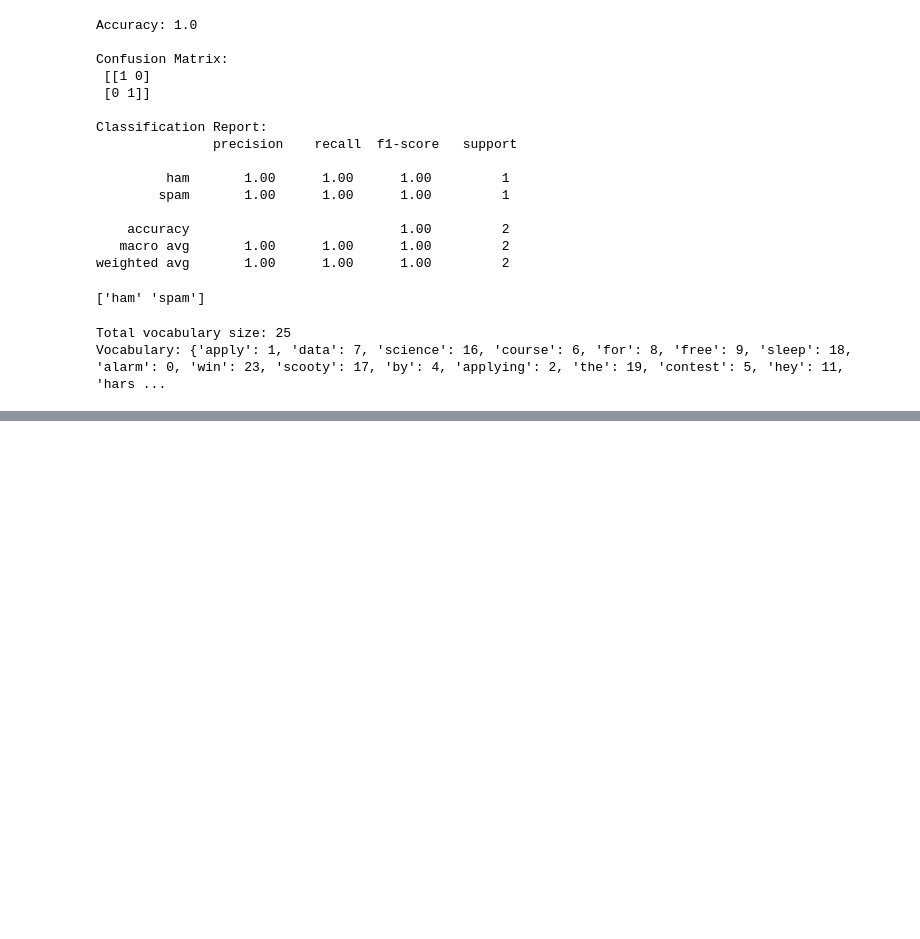
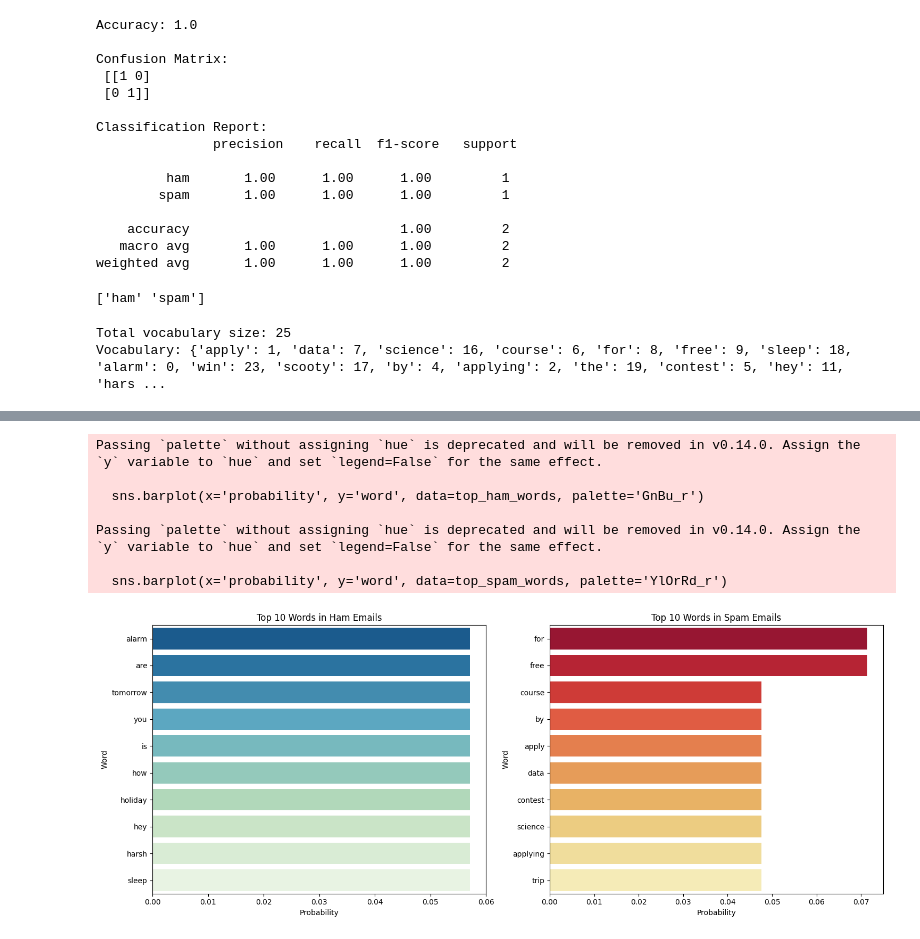
Before and after one commit to harshs-data/Machine-Learning, a Jupyter notebook: Naive_bayes_basic_example.ipynb, the cells around one changed output, grey strips where cells are left out. Cells and saved outputs as stored; diff of their text form; code cells hidden in the pictures; blank space fills up the shorter version.

```diff
--- a/Naive_bayes_basic_example.ipynb
+++ b/Naive_bayes_basic_example.ipynb
@@ -139,0 +159,20 @@ Vocabulary: {'apply': 1, 'data': 7, 'science': 16, 'course': 6, 'for': 8, 'free'
+# %%
+feature_names = vectorizer.get_feature_names_out()
+
+# Get log probabilities for each class
+ham_prob_features = nb.feature_log_prob_[0] # Assuming 0 is 'ham'
+spam_prob_features = nb.feature_log_prob_[1] # Assuming 1 is 'spam'
+
+# Create DataFrames for better visualization
+ham_df = pd.DataFrame({'word': feature_names, 'probability': np.exp(ham_prob_features)})
+spam_df = pd.DataFrame({'word': feature_names, 'probability': np.exp(spam_prob_features)})
+
+# Sort by probability and display top words for each class
+top_ham_words = ham_df.sort_values(by='probability', ascending=False).head(10)
+top_spam_words = spam_df.sort_values(by='probability', ascending=False).head(10)
+
+print("\nTop 10 words in Ham emails:")
+display(top_ham_words)
+
+print("\nTop 10 words in Spam emails:")
+display(top_spam_words)
@@ -139,0 +204,26 @@ Vocabulary: {'apply': 1, 'data': 7, 'science': 16, 'course': 6, 'for': 8, 'free'
+# %%
+plt.figure(figsize=(15, 6))
+
+plt.subplot(1, 2, 1)
+sns.barplot(x='probability', y='word', data=top_ham_words, palette='GnBu_r')
+plt.title('Top 10 Words in Ham Emails')
+plt.xlabel('Probability')
+plt.ylabel('Word')
+
+plt.subplot(1, 2, 2)
+sns.barplot(x='probability', y='word', data=top_spam_words, palette='YlOrRd_r')
+plt.title('Top 10 Words in Spam Emails')
+plt.xlabel('Probability')
+plt.ylabel('Word')
+
+plt.tight_layout()
+plt.show()
+# %% [output]
+Passing `palette` without assigning `hue` is deprecated and will be removed in v0.14.0. Assign the `y` variable to `hue` and set `legend=False` for the same effect.
+
+  sns.barplot(x='probability', y='word', data=top_ham_words, palette='GnBu_r')
+
+Passing `palette` without assigning `hue` is deprecated and will be removed in v0.14.0. Assign the `y` variable to `hue` and set `legend=False` for the same effect.
+
+  sns.barplot(x='probability', y='word', data=top_spam_words, palette='YlOrRd_r')
+[figure, added]
```
Also changed, not shown: parts of 2 cells of this notebook.
